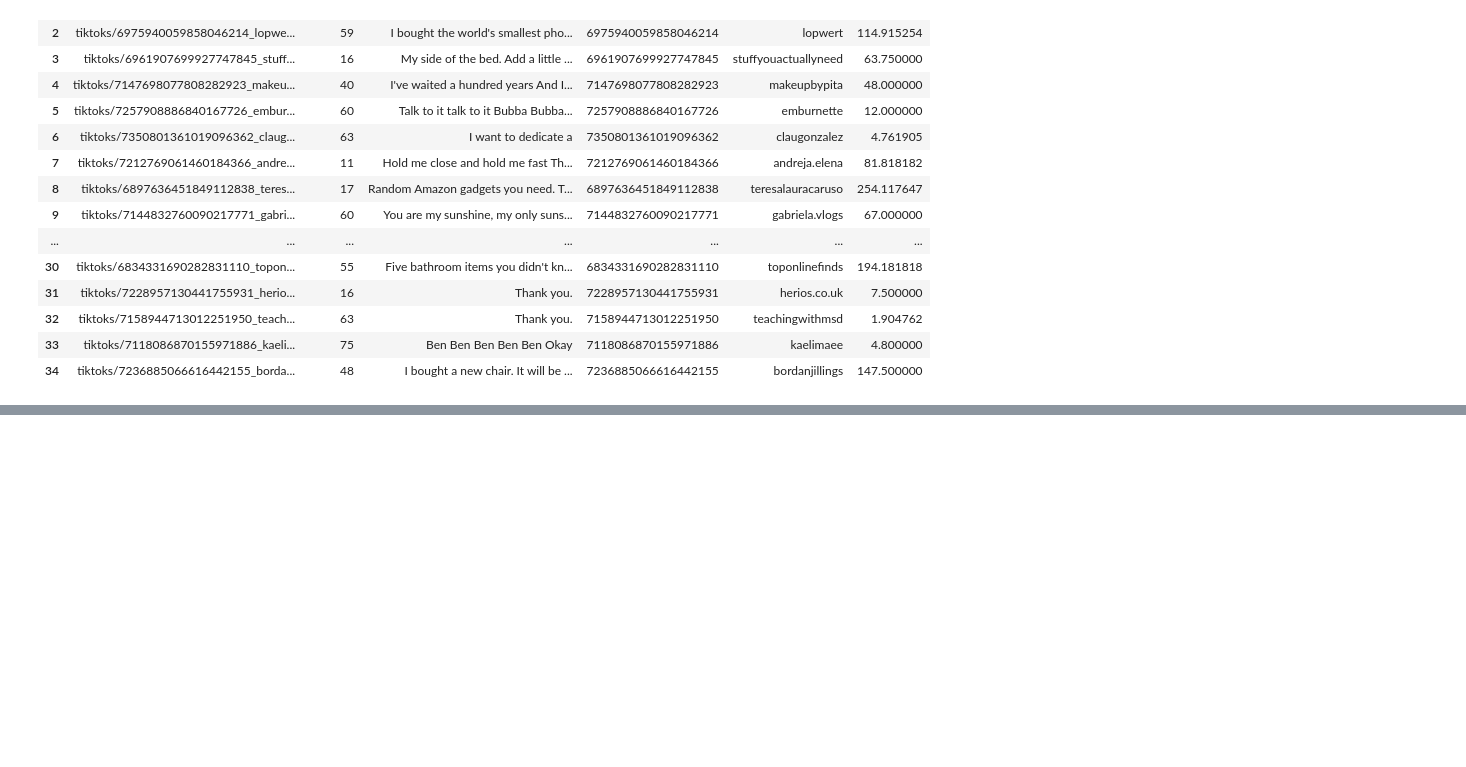
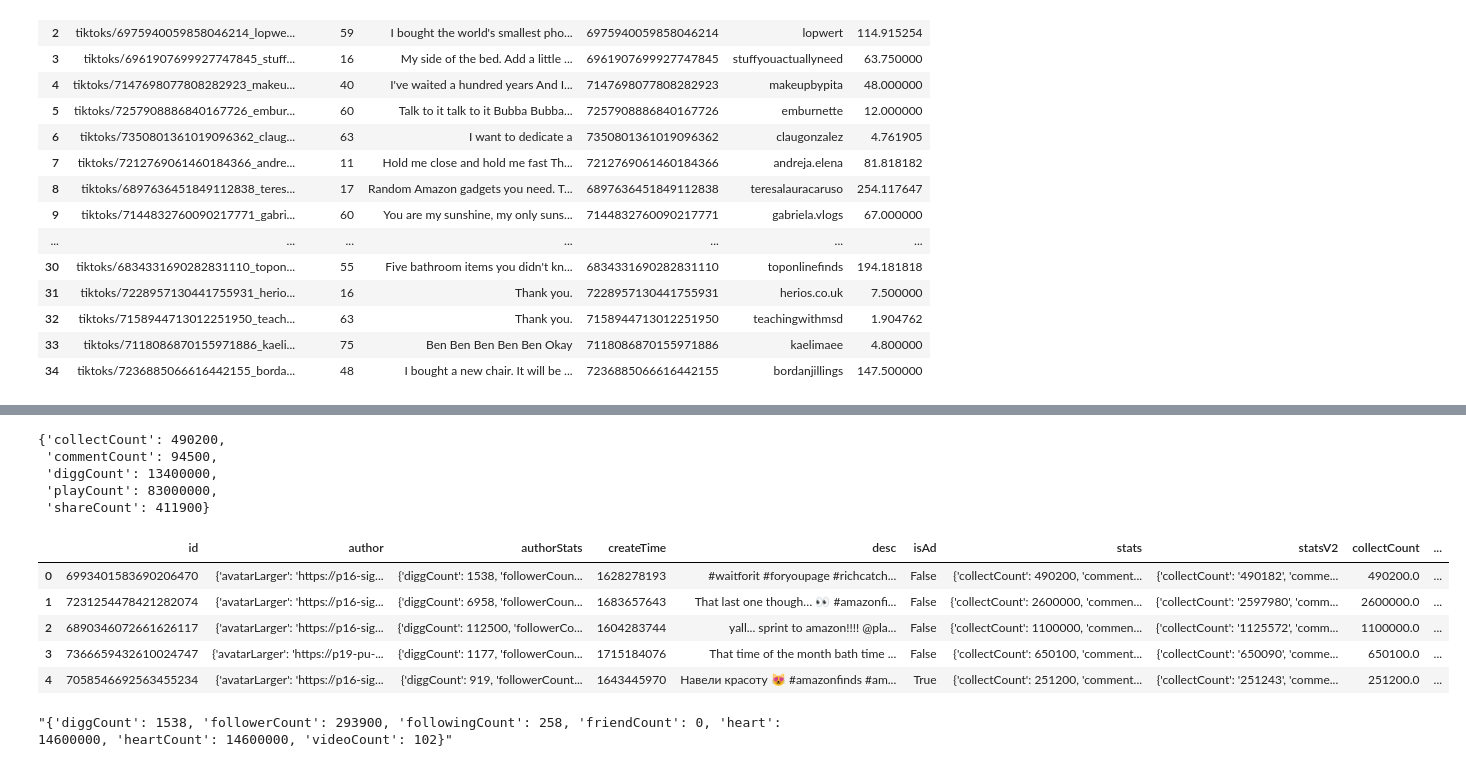
Before and after one commit to dlaiu/tiktok-accent-all-files, a Jupyter notebook: transcription-test.ipynb, the cells around one changed output, grey strips where cells are left out. Drawn from its saved outputs; the diff is of its cells as text; code cells hidden in the pictures; blank space fills up the shorter version.

```diff
--- a/transcription-test.ipynb
+++ b/transcription-test.ipynb
@@ -234,3 +239,6 @@ df
 # %%
 #export df as csv
 df.to_csv('sample_35_amazonfinds_stats.csv', index=False)
+# %%
+df_original = pd.read_csv('amazonfinds_35_tiktoks.csv')
+df_original.head()
@@ -236,0 +252,3 @@ df.to_csv('sample_35_amazonfinds_stats.csv', index=False)
+# %%
+df_clean = df_original[['id', 'author', 'authorStats', 'createTime', 'desc', 'isAd', 'stats', 'statsV2']]
+df_clean.head()
@@ -236,0 +262,6 @@ df.to_csv('sample_35_amazonfinds_stats.csv', index=False)
+# %%
+#convert string to dictionary
+import ast
+
+for i in range(len(df_clean['stats'])):
+    df_clean['stats'][i] = ast.literal_eval(df_clean['stats'][i])
@@ -236,0 +286,31 @@ df.to_csv('sample_35_amazonfinds_stats.csv', index=False)
+# %%
+i = 0
+for cell in df_clean['stats']:
+    stats = cell
+    df_clean.loc[i, 'collectCount'] = stats['collectCount']
+    df_clean.loc[i, 'commentCount'] = stats['commentCount']
+    df_clean.loc[i, 'diggCount'] = stats['diggCount']
+    df_clean.loc[i, 'playCount'] = stats['playCount']
+    df_clean.loc[i, 'shareCount'] = stats['shareCount']
+    i += 1
+# %%
+df_clean['stats'][0]
+# %% [output]
+{'collectCount': 490200,
+ 'commentCount': 94500,
+ 'diggCount': 13400000,
+ 'playCount': 83000000,
+ 'shareCount': 411900}
+# %%
+df_clean.head()
+# %% [output]
+|  | id | author | authorStats | createTime | desc | isAd | stats | statsV2 | collectCount | ... |
+| 0 | 6993401583690206470 | {'avatarLarger': 'https://p16-sig... | {'diggCount': 1538, 'followerCoun... | 1628278193 | #waitforit #foryoupage #richcatch... | False | {'collectCount': 490200, 'comment... | {'collectCount': '490182', 'comme... | 490200.0 | ... |
+| 1 | 7231254478421282074 | {'avatarLarger': 'https://p16-sig... | {'diggCount': 6958, 'followerCoun... | 1683657643 | That last one though… 👀 #amazonfi... | False | {'collectCount': 2600000, 'commen... | {'collectCount': '2597980', 'comm... | 2600000.0 | ... |
+| 2 | 6890346072661626117 | {'avatarLarger': 'https://p16-sig... | {'diggCount': 112500, 'followerCo... | 1604283744 | yall... sprint to amazon!!!! @pla... | False | {'collectCount': 1100000, 'commen... | {'collectCount': '1125572', 'comm... | 1100000.0 | ... |
+| 3 | 7366659432610024747 | {'avatarLarger': 'https://p19-pu-... | {'diggCount': 1177, 'followerCoun... | 1715184076 | That time of the month bath time ... | False | {'collectCount': 650100, 'comment... | {'collectCount': '650090', 'comme... | 650100.0 | ... |
+| 4 | 7058546692563455234 | {'avatarLarger': 'https://p16-sig... | {'diggCount': 919, 'followerCount... | 1643445970 | Навели красоту 😻 #amazonfinds #am... | True | {'collectCount': 251200, 'comment... | {'collectCount': '251243', 'comme... | 251200.0 | ... |
+# %%
+df_clean['authorStats'][0]
+# %% [output]
+"{'diggCount': 1538, 'followerCount': 293900, 'followingCount': 258, 'friendCount': 0, 'heart': 14600000, 'heartCount': 14600000, 'videoCount': 102}"
```
Also changed, not shown: parts of 15 cells of this notebook, 13 other files.
